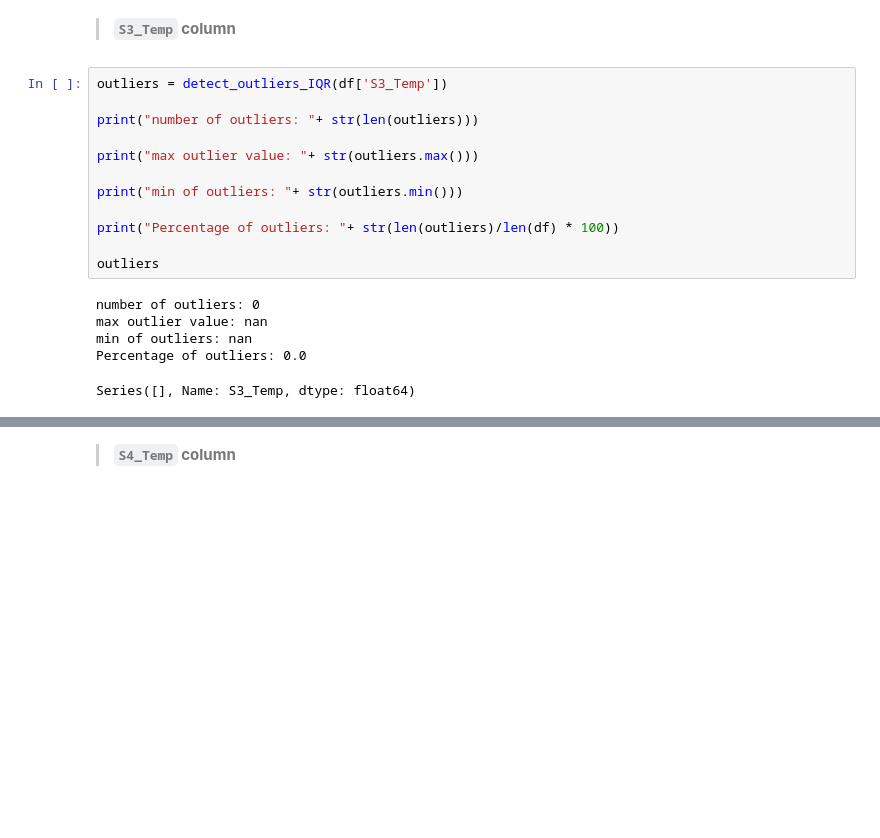
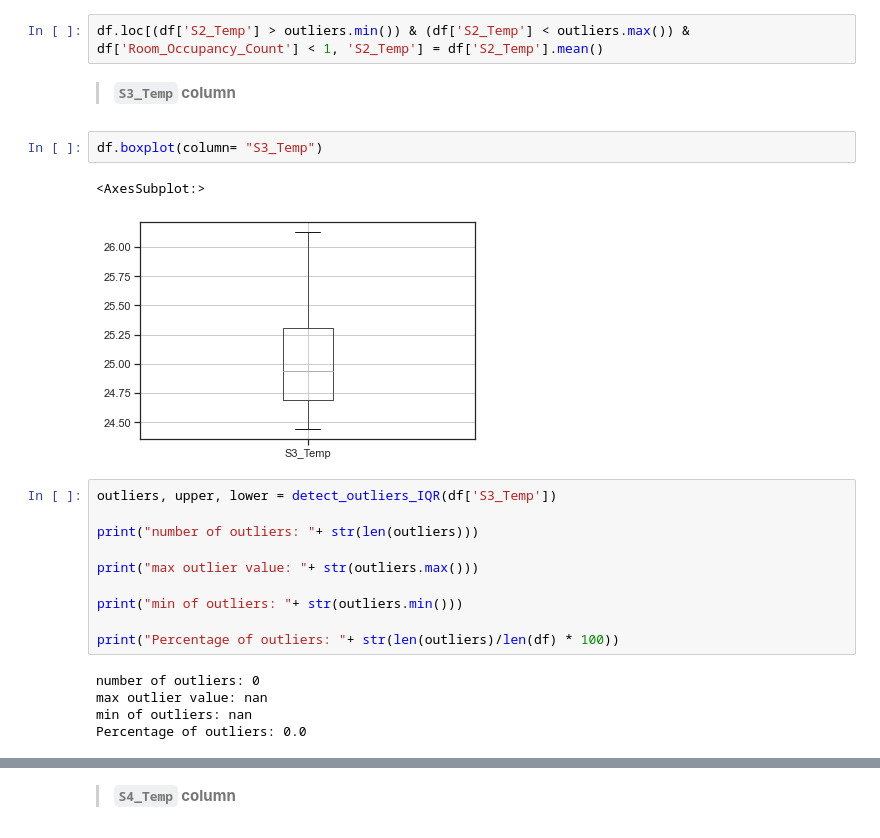
Before and after one commit to ChauHuynh1/Room-Occupancy-Estimation, a Jupyter notebook: EEET2485_GroupProject.ipynb, the cells around one changed output, grey strips where cells are left out. Cells and saved outputs as stored; diff of their text form; blank space fills up the shorter version.

```diff
--- a/EEET2485_GroupProject.ipynb
+++ b/EEET2485_GroupProject.ipynb
@@ -515,7 +503,14 @@ Name: S2_Temp, Length: 948, dtype: float64
+# %%
+df.loc[(df['S2_Temp'] > outliers.min()) & (df['S2_Temp'] < outliers.max()) & df['Room_Occupancy_Count'] < 1, 'S2_Temp'] = df['S2_Temp'].mean()
 # %% [markdown]
 > **`S3_Temp` column**
+# %%
+df.boxplot(column= "S3_Temp")
+# %% [output]
+<AxesSubplot:>
+[figure, added]
 # %%
-outliers = detect_outliers_IQR(df['S3_Temp'])
+outliers, upper, lower = detect_outliers_IQR(df['S3_Temp'])
 
 print("number of outliers: "+ str(len(outliers)))
 
@@ -524,11 +519,8 @@ print("max outlier value: "+ str(outliers.max()))
 print("min of outliers: "+ str(outliers.min()))
 
 print("Percentage of outliers: "+ str(len(outliers)/len(df) * 100))
-
-outliers
 # %% [output]
 number of outliers: 0
 max outlier value: nan
 min of outliers: nan
 Percentage of outliers: 0.0
-Series([], Name: S3_Temp, dtype: float64)
```
Also changed, not shown: parts of 112 cells of this notebook, 1 other file.
